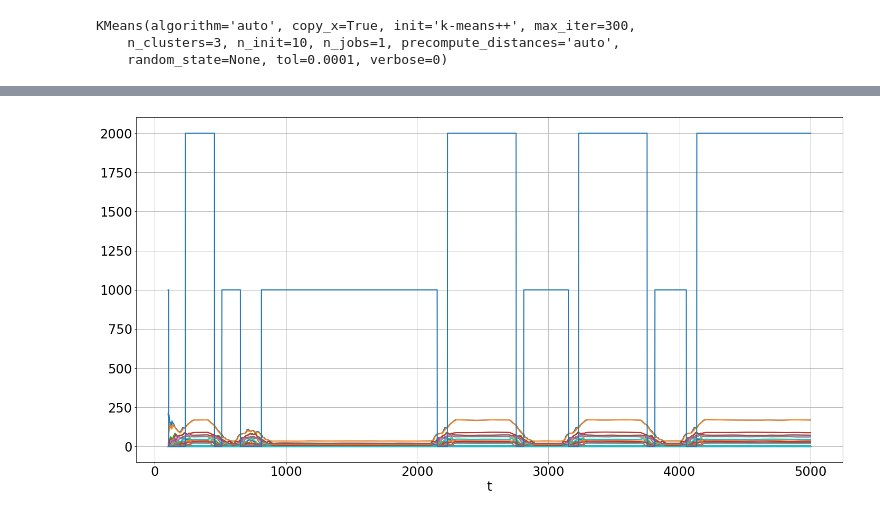
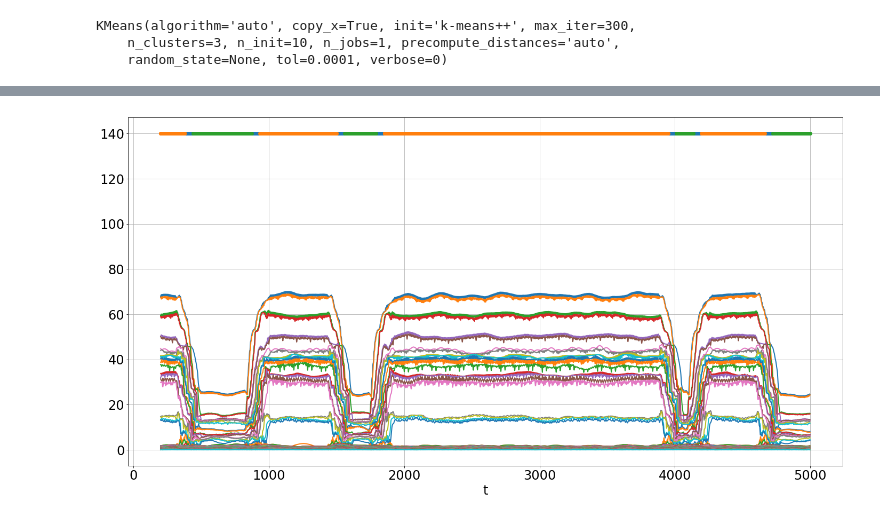
Before and after one commit to andriygav/TimeSeriesClustering, a Jupyter notebook: code/new.ipynb, the cells around one changed output, grey strips where cells are left out. Cells and saved outputs as stored; diff of their text form; code cells hidden in the pictures.

```diff
--- a/code/new.ipynb
+++ b/code/new.ipynb
@@ -72,8 +72,8 @@ def GeneratorOfTimeSeries(n = 100, m = 16384, noise = False):
     T2 = []
     T3 = []
     for _ in range(m):
-#         numPi = 50 + np.random.randint(0, 100)
-        numPi = 100
+        numPi = 80 + np.random.randint(0, 20)
+#         numPi = 100
         phi = np.random.rand()*2*np.pi*0
         function = np.sin
         if np.random.rand() < 4*0.5:
@@ -179,24 +179,28 @@ res.shape
 List_of_point = []
 List_of_x = []
 List_of_s = []
+List_of_u = []
+List_of_v = []
 
-for n in tqdm(range(2, res[0].shape[0], 1)):
+for n in tqdm(range(T, res[0].shape[0], 1)):
     if n-T > 0:
-        cov = res[0][n-T:n].T@res[0][n-T:n]/res[0][n-T:n].shape[0]
+        arr = res[0][n-T:n]
     else:
-        cov = res[0][:n].T@res[0][:n]/res[0][:n].shape[0]
+        arr = res[0][:n]
 
-    _, s, _ = np.linalg.svd(cov)
+    u, s, v = np.linalg.svd(arr)
     x = np.array(np.arange(0, s.shape[0], 1), dtype=float)
     y = np.array(s[::-1])
 
-    initialBreakpoints = [5]
-    X, Y, point = SegmentedLinearReg(x, y, initialBreakpoints)
+#     initialBreakpoints = [5]
+#     X, Y, point = SegmentedLinearReg(x, y, initialBreakpoints)
 
-    List_of_point.append(y.shape[0] - int(point[0]))
+#     List_of_point.append(y.shape[0] - int(point[0]))
     List_of_x.append(n)
 
     List_of_s.append(s)
+    List_of_u.append(u)
+    List_of_v.append(v)
 # %% [output]
 [interactive output not drawn]
 # %%
@@ -246,9 +252,19 @@ prediction.shape
 # %%
 _ = plt.plot(List_of_x+T, List_of_s[:,:], '-')
-_ = plt.plot(List_of_x+T, 1000*prediction, '-')
+
+line = np.ones_like(List_of_x)*140
+
+ind = np.where(prediction == 0)
+_ = plt.plot(List_of_x[ind]+T, line[ind], 'o')
+
+ind = np.where(prediction == 1)
+_ = plt.plot(List_of_x[ind]+T, line[ind], 'o')
+
+ind = np.where(prediction == 2)
+_ = plt.plot(List_of_x[ind]+T, line[ind], 'o')
 
 plt.grid()
 plt.xlabel('t')
 plt.show()
 # %% [output]
-[figure, old version]
+[figure, new version]
```
Also changed, not shown: parts of 10 cells of this notebook.
